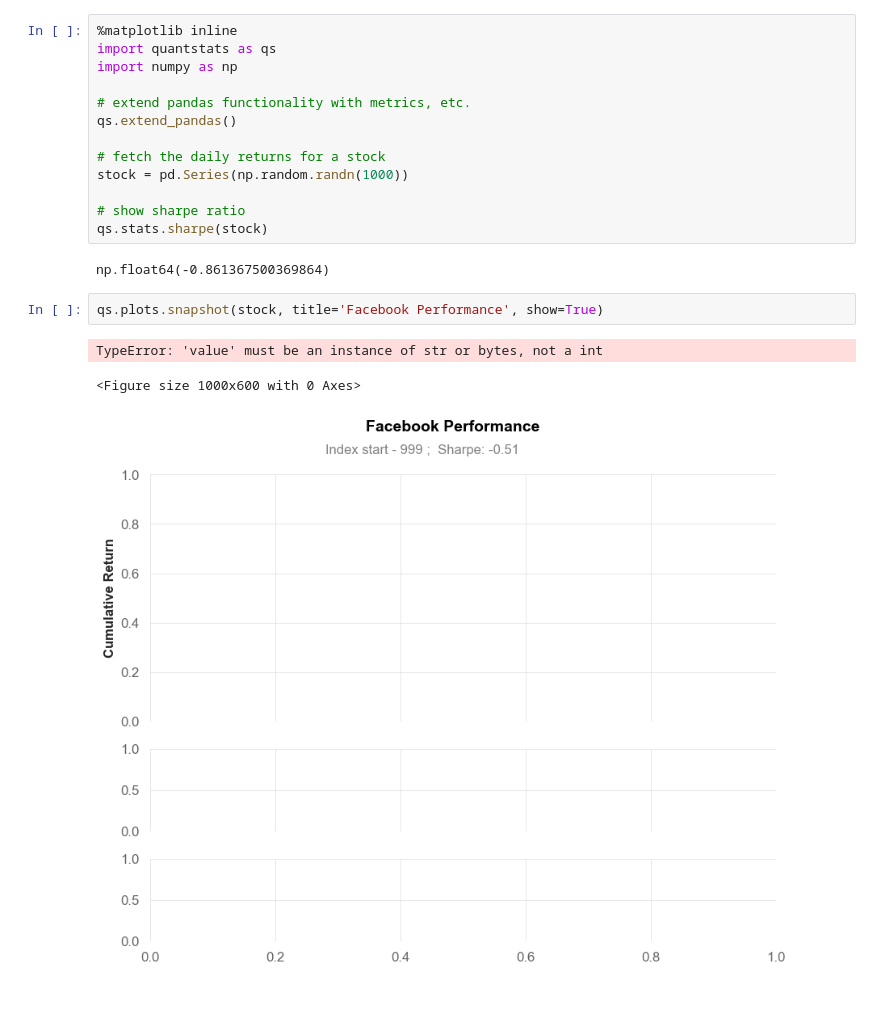
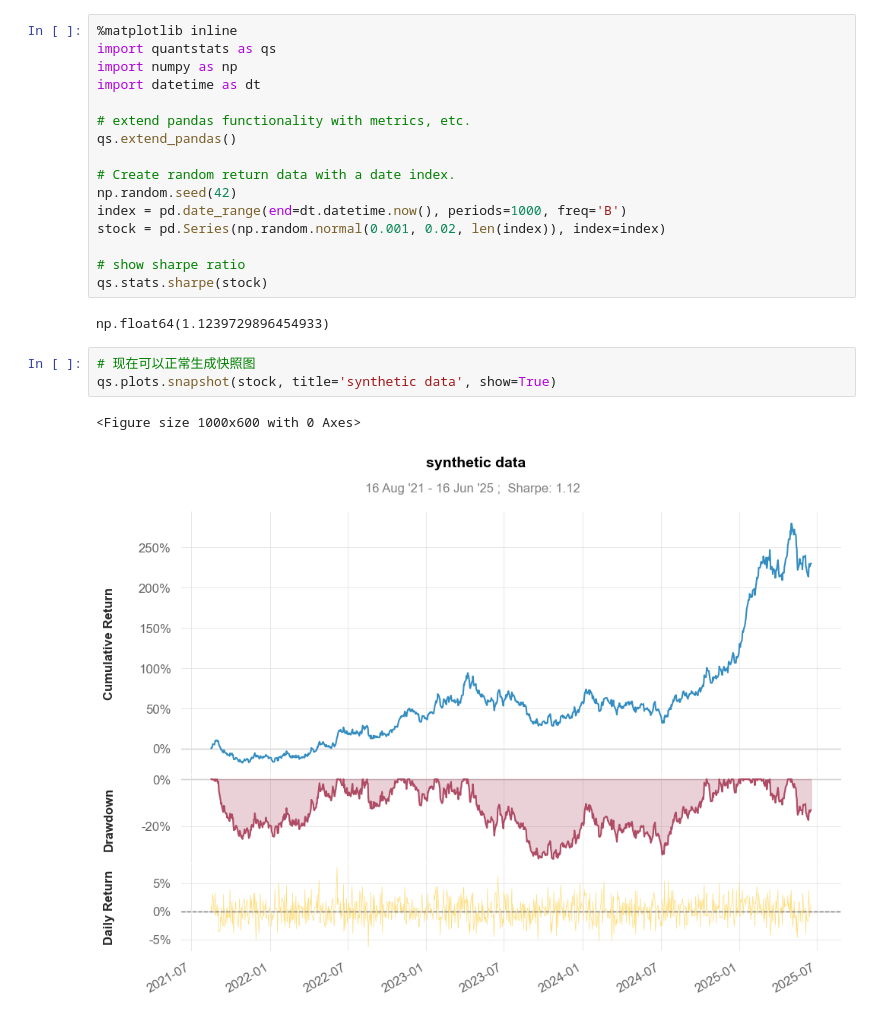
Before and after one commit to zillionare/quantstats-reloaded, a Jupyter notebook: docs/test.ipynb, the cells around one changed output. Cells and saved outputs as stored; diff of their text form.

```diff
--- a/docs/test.ipynb
+++ b/docs/test.ipynb
@@ -2,20 +2,23 @@
 %matplotlib inline
 import quantstats as qs
 import numpy as np
+import datetime as dt
 
 # extend pandas functionality with metrics, etc.
 qs.extend_pandas()
 
-# fetch the daily returns for a stock
-stock = pd.Series(np.random.randn(1000))
+# Create random return data with a date index.
+np.random.seed(42)
+index = pd.date_range(end=dt.datetime.now(), periods=1000, freq='B')
+stock = pd.Series(np.random.normal(0.001, 0.02, len(index)), index=index)
 
 # show sharpe ratio
 qs.stats.sharpe(stock)
 # %% [output]
-np.float64(-0.861367500369864)
+np.float64(1.1239729896454933)
 # %%
-qs.plots.snapshot(stock, title='Facebook Performance', show=True)
+# 现在可以正常生成快照图
+qs.plots.snapshot(stock, title='synthetic data', show=True)
 # %% [output]
-TypeError: 'value' must be an instance of str or bytes, not a int
+<Figure size 1000x600 with 0 Axes>
-<Figure size 1000x600 with 0 Axes>
-[figure, old version]
+[figure, new version]
```
Also changed, not shown: parts of 6 cells of this notebook, 19 other files.
